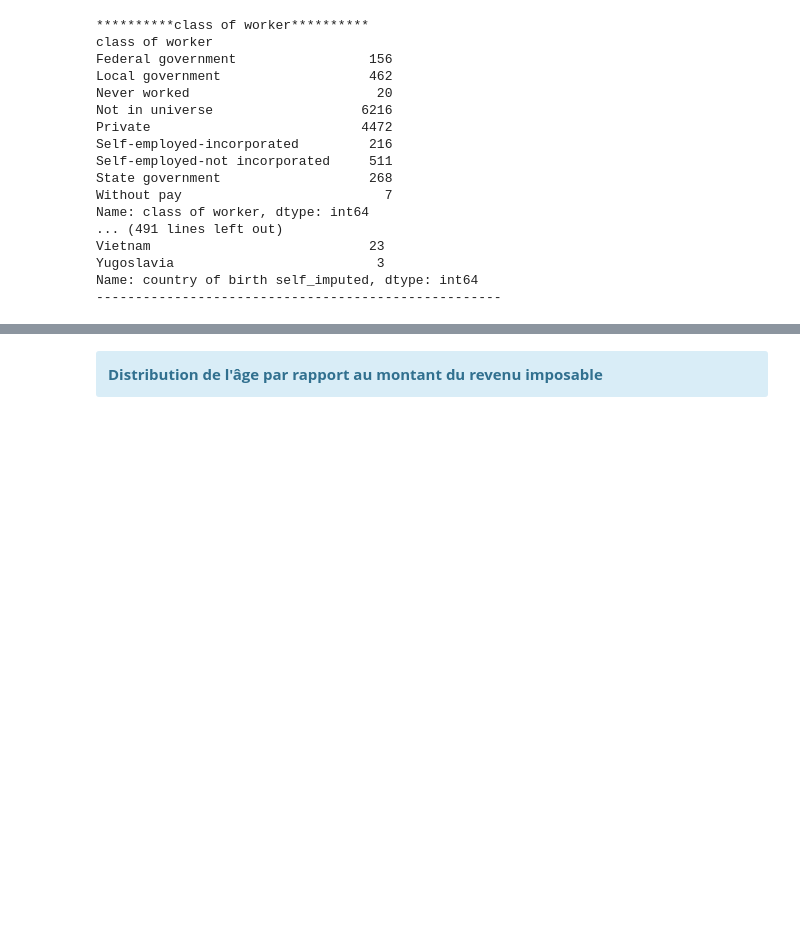
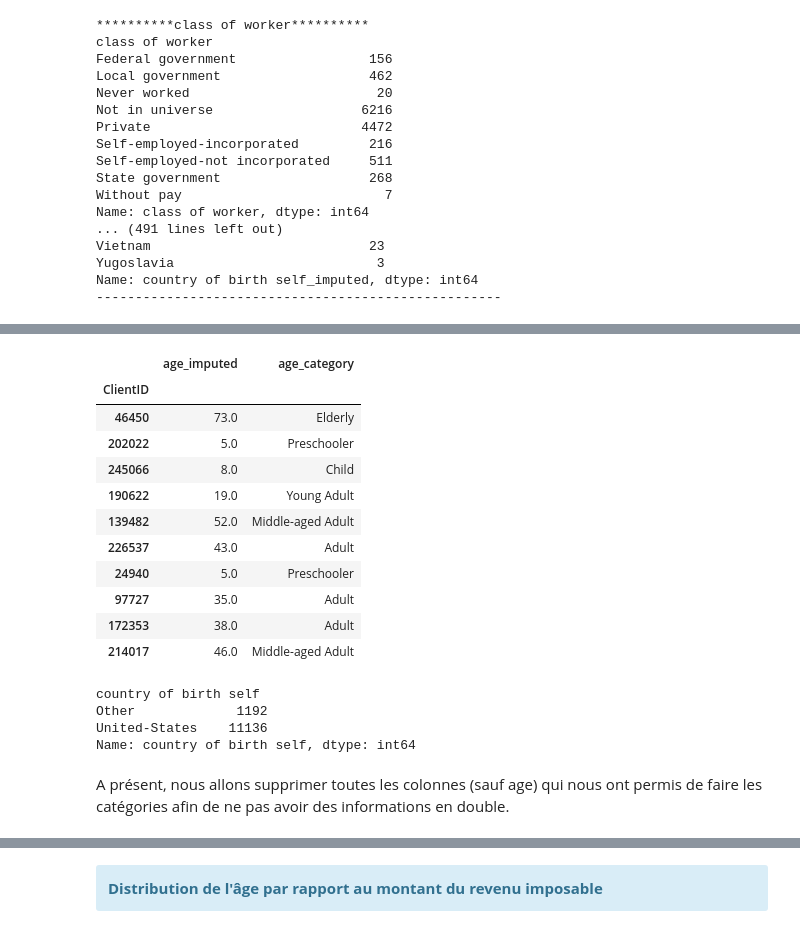
Before and after one commit to rgbodui/test-databeez, a Jupyter notebook: nb_gbodui_rj.ipynb, the cells around one changed output, grey strips where cells are left out. Drawn from its saved outputs; the diff is of its cells as text; code cells hidden in the pictures; blank space fills up the shorter version.

```diff
--- a/nb_gbodui_rj.ipynb
+++ b/nb_gbodui_rj.ipynb
@@ -621,0 +718,45 @@ Index(['class of worker', 'education', 'enroll in edu inst last wk',
+# %%
+def categorize_age(age):
+    if age <= 5:
+        return "Preschooler"
+    if 6 <= age <= 12:
+        return "Child"
+    if 13 <= age <= 17:
+        return "Adolescent"
+    if 18 <= age <= 24:
+        return "Young Adult"
+    if 25 <= age <= 44:
+        return "Adult"
+    if 45 <= age <= 64:
+        return "Middle-aged Adult"
+    return "Elderly"
+
+df['age_category'] = df['age_imputed'].map(categorize_age)
+
+df[['age_imputed', 'age_category']].sample(10)
+# %% [output]
+|  | age_imputed | age_category |
+| ClientID |  |  |
+| 46450 | 73.0 | Elderly |
+| 202022 | 5.0 | Preschooler |
+| 245066 | 8.0 | Child |
+| 190622 | 19.0 | Young Adult |
+| 139482 | 52.0 | Middle-aged Adult |
+| 226537 | 43.0 | Adult |
+| 24940 | 5.0 | Preschooler |
+| 97727 | 35.0 | Adult |
+| 172353 | 38.0 | Adult |
+| 214017 | 46.0 | Middle-aged Adult |
+# %%
+df['country of birth father'] = df["country of birth father_imputed"].apply(lambda country:'United-States' if country=="United-States" else "Other")
+df['country of birth mother'] = df["country of birth mother_imputed"].apply(lambda country:'United-States' if country=="United-States" else "Other")
+df['country of birth self'] = df["country of birth self_imputed"].apply(lambda country:'United-States' if country=="United-States" else "Other")
+
+df.groupby('country of birth self')['country of birth self'].count()
+# %% [output]
+country of birth self
+Other             1192
+United-States    11136
+Name: country of birth self, dtype: int64
+# %% [markdown]
+A présent, nous allons supprimer toutes les colonnes (sauf age) qui nous ont permis de faire les catégories afin de ne pas avoir des informations en double.
```
Also changed, not shown: parts of 21 cells of this notebook.
